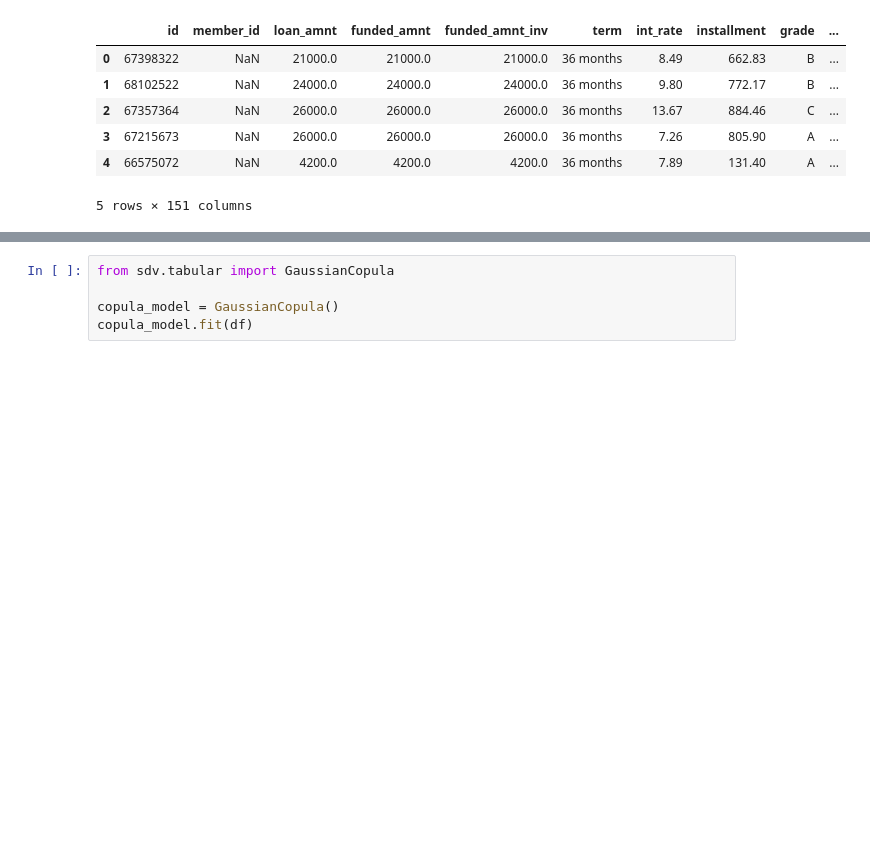
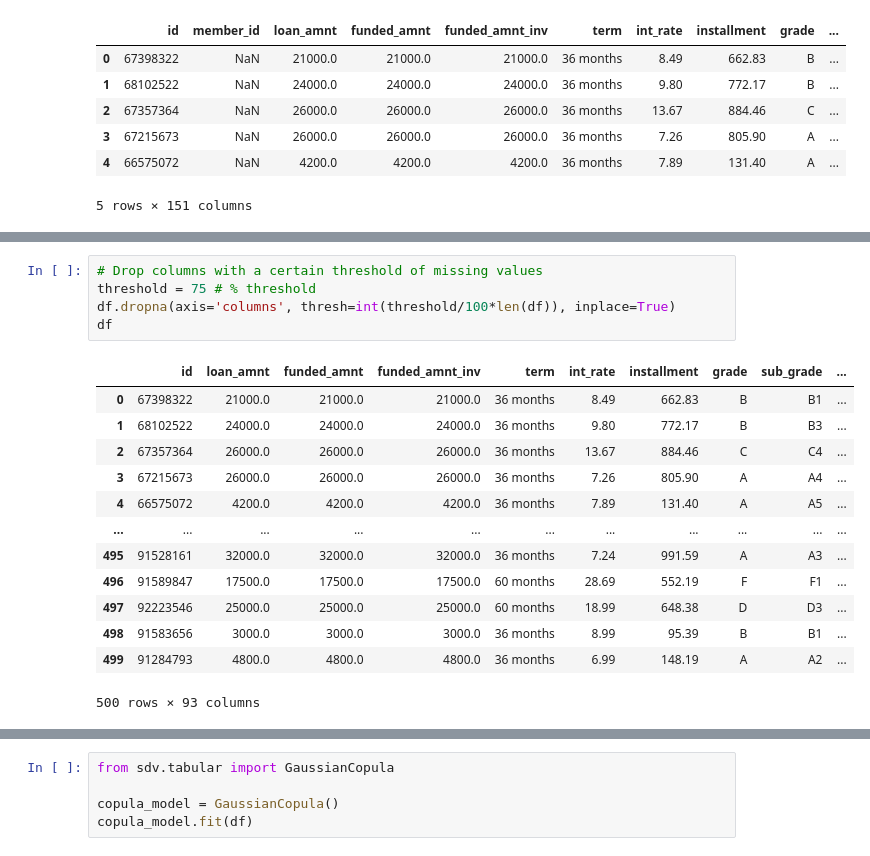
Before and after one commit to dmtrinh/SyntheticData, a Jupyter notebook: SDV.ipynb, the cells around one changed output, grey strips where cells are left out. Cells and saved outputs as stored; diff of their text form; blank space fills up the shorter version.

```diff
--- a/SDV.ipynb
+++ b/SDV.ipynb
@@ -50,0 +72,19 @@ Index(['id', 'member_id', 'loan_amnt', 'funded_amnt', 'funded_amnt_inv',
+# %%
+# Drop columns with a certain threshold of missing values
+threshold = 75 # % threshold
+df.dropna(axis='columns', thresh=int(threshold/100*len(df)), inplace=True)
+df
+# %% [output]
+|  | id | loan_amnt | funded_amnt | funded_amnt_inv | term | int_rate | installment | grade | sub_grade | ... |
+| 0 | 67398322 | 21000.0 | 21000.0 | 21000.0 | 36 months | 8.49 | 662.83 | B | B1 | ... |
+| 1 | 68102522 | 24000.0 | 24000.0 | 24000.0 | 36 months | 9.80 | 772.17 | B | B3 | ... |
+| 2 | 67357364 | 26000.0 | 26000.0 | 26000.0 | 36 months | 13.67 | 884.46 | C | C4 | ... |
+| 3 | 67215673 | 26000.0 | 26000.0 | 26000.0 | 36 months | 7.26 | 805.90 | A | A4 | ... |
+| 4 | 66575072 | 4200.0 | 4200.0 | 4200.0 | 36 months | 7.89 | 131.40 | A | A5 | ... |
+| ... | ... | ... | ... | ... | ... | ... | ... | ... | ... | ... |
+| 495 | 91528161 | 32000.0 | 32000.0 | 32000.0 | 36 months | 7.24 | 991.59 | A | A3 | ... |
+| 496 | 91589847 | 17500.0 | 17500.0 | 17500.0 | 60 months | 28.69 | 552.19 | F | F1 | ... |
+| 497 | 92223546 | 25000.0 | 25000.0 | 25000.0 | 60 months | 18.99 | 648.38 | D | D3 | ... |
+| 498 | 91583656 | 3000.0 | 3000.0 | 3000.0 | 36 months | 8.99 | 95.39 | B | B1 | ... |
+| 499 | 91284793 | 4800.0 | 4800.0 | 4800.0 | 36 months | 6.99 | 148.19 | A | A2 | ... |
+500 rows × 93 columns
```
Also changed, not shown: parts of 25 cells of this notebook.
